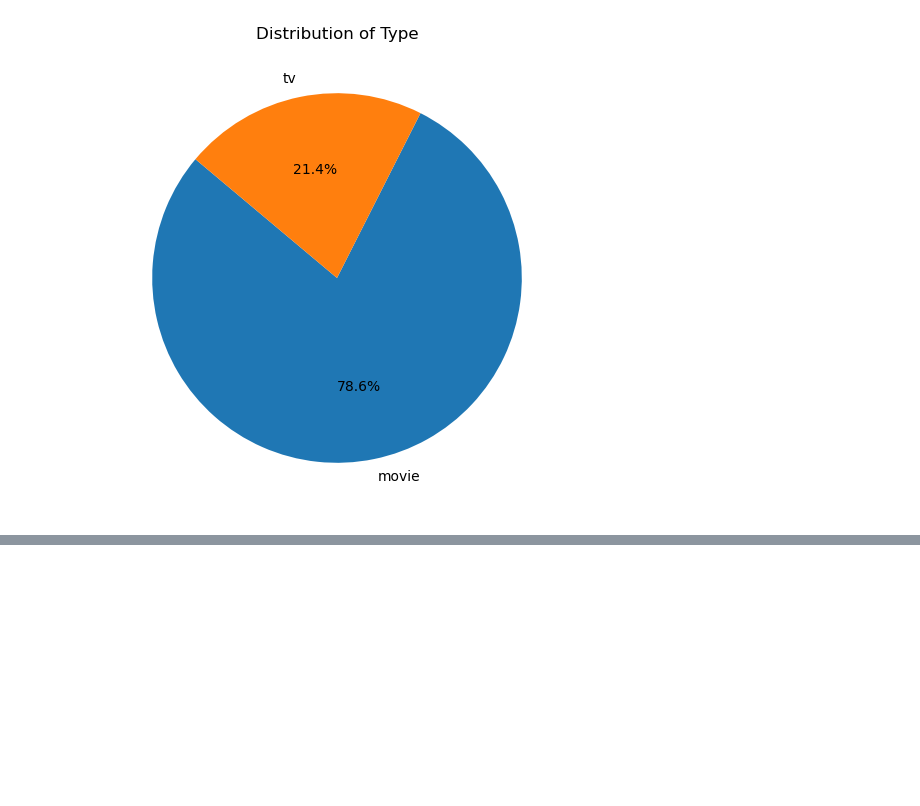
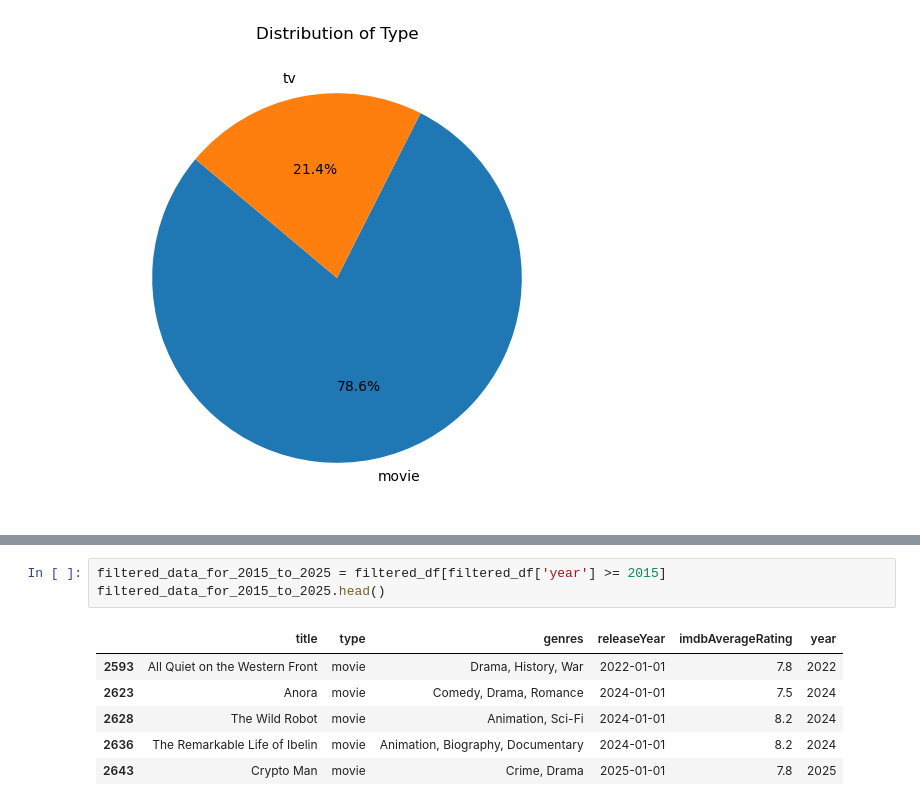
Before and after one commit to mukut45/NetFlix-All-Time-Data-Analysis, a Jupyter notebook: Netflix All Time.ipynb, the cells around one changed output, grey strips where cells are left out. Cells and saved outputs as stored; diff of their text form; blank space fills up the shorter version.

```diff
--- a/Netflix All Time.ipynb
+++ b/Netflix All Time.ipynb
@@ -319,0 +369,10 @@ plt.show()
+# %%
+filtered_data_for_2015_to_2025 = filtered_df[filtered_df['year'] >= 2015]
+filtered_data_for_2015_to_2025.head()
+# %% [output]
+|  | title | type | genres | releaseYear | imdbAverageRating | year |
+| 2593 | All Quiet on the Western Front | movie | Drama, History, War | 2022-01-01 | 7.8 | 2022 |
+| 2623 | Anora | movie | Comedy, Drama, Romance | 2024-01-01 | 7.5 | 2024 |
+| 2628 | The Wild Robot | movie | Animation, Sci-Fi | 2024-01-01 | 8.2 | 2024 |
+| 2636 | The Remarkable Life of Ibelin | movie | Animation, Biography, Documentary | 2024-01-01 | 8.2 | 2024 |
+| 2643 | Crypto Man | movie | Crime, Drama | 2025-01-01 | 7.8 | 2025 |
```
Also changed, not shown: parts of 6 cells of this notebook.
